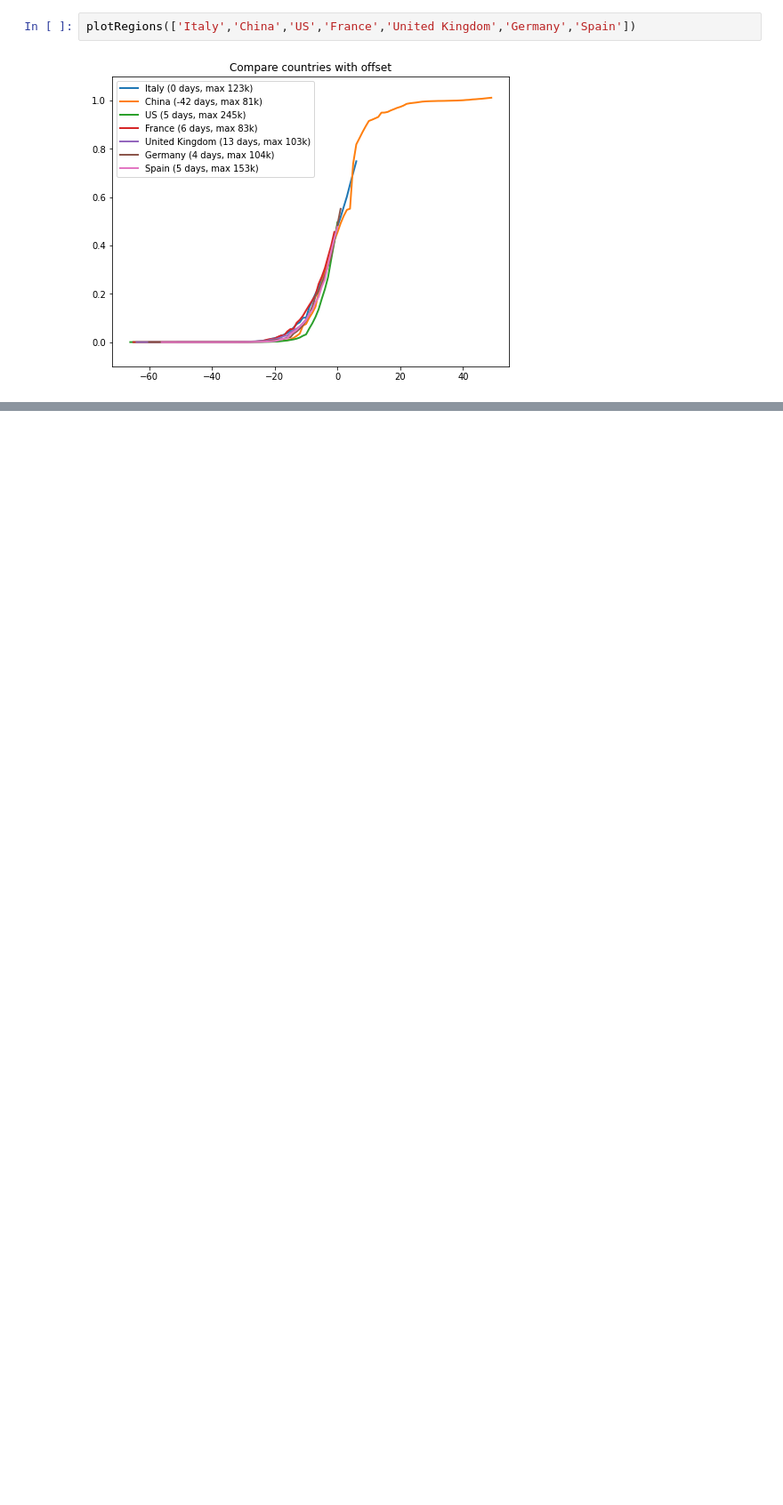
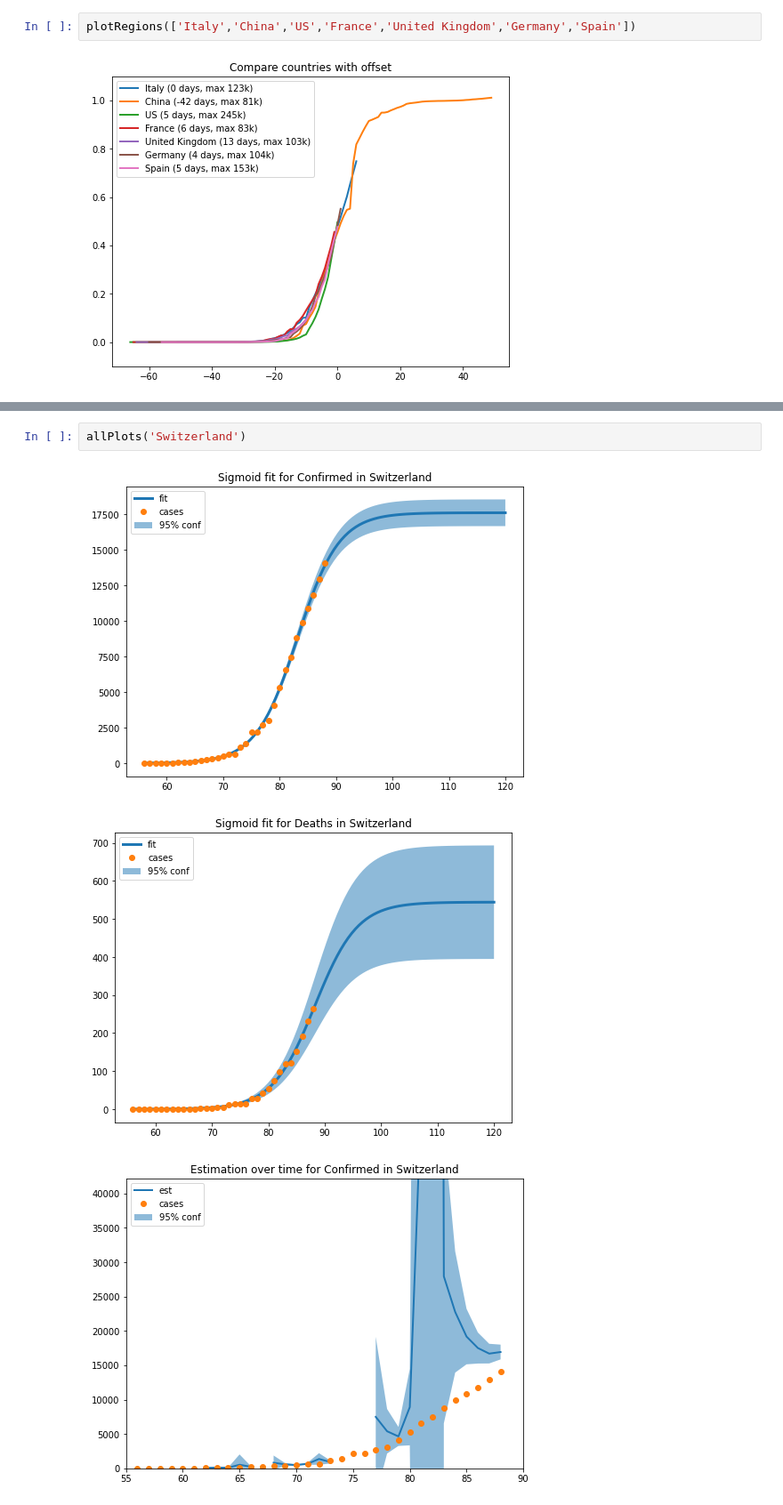
Before and after one commit to fmossott/COVID19-US, a Jupyter notebook: pyscript/curveFit.ipynb, the cells around one changed output, grey strips where cells are left out. Shown at 89% size. Cells and saved outputs as stored; diff of their text form; blank space fills up the shorter version.

```diff
--- a/pyscript/curveFit.ipynb
+++ b/pyscript/curveFit.ipynb
@@ -229,0 +236,6 @@ No fit for Deaths in World
+# %%
+allPlots('Switzerland')
+# %% [output]
+[figure, added]
+[figure, added]
+[figure, added]
```
Also changed, not shown: parts of 6 cells of this notebook.
